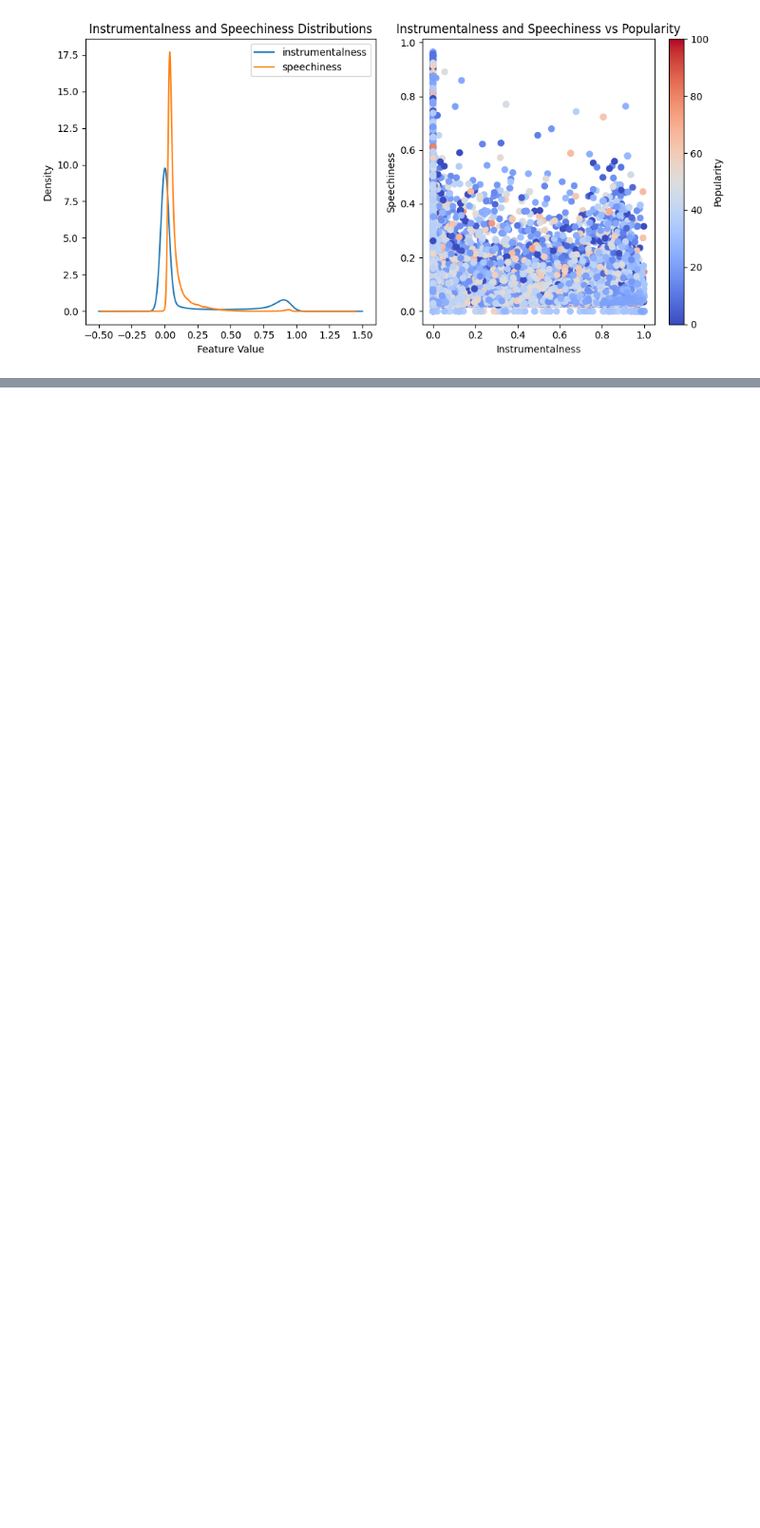
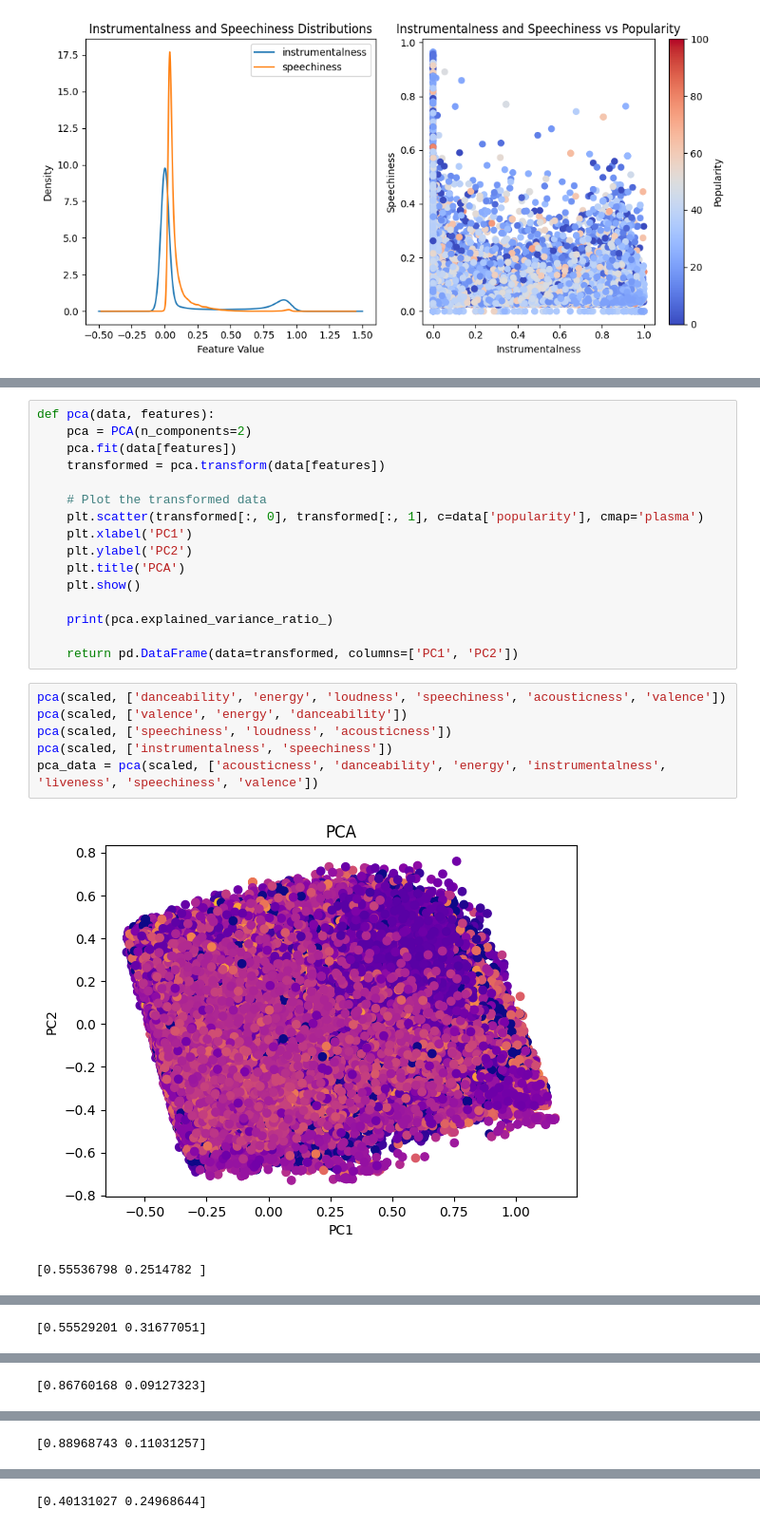
Before and after one commit to foozbat/datascience-spotify, a Jupyter notebook: EDA.ipynb, the cells around one changed output, grey strips where cells are left out. Shown at 95% size. Saved outputs shown, nothing was run; the diff lists cells and outputs as text; blank space fills up the shorter version.

```diff
--- a/EDA.ipynb
+++ b/EDA.ipynb
@@ -169,0 +170,25 @@ It would appear that songs with vocals but no instruments have the strongest cor
+# %%
+def pca(data, features):
+    pca = PCA(n_components=2)
+    pca.fit(data[features])
+    transformed = pca.transform(data[features])
+
+    # Plot the transformed data
+    plt.scatter(transformed[:, 0], transformed[:, 1], c=data['popularity'], cmap='plasma')
+    plt.xlabel('PC1')
+    plt.ylabel('PC2')
+    plt.title('PCA')
+    plt.show()
+
+    print(pca.explained_variance_ratio_)
+
+    return pd.DataFrame(data=transformed, columns=['PC1', 'PC2'])
+# %%
+pca(scaled, ['danceability', 'energy', 'loudness', 'speechiness', 'acousticness', 'valence'])
+pca(scaled, ['valence', 'energy', 'danceability'])
+pca(scaled, ['speechiness', 'loudness', 'acousticness'])
+pca(scaled, ['instrumentalness', 'speechiness'])
+pca_data = pca(scaled, ['acousticness', 'danceability', 'energy', 'instrumentalness', 'liveness', 'speechiness', 'valence'])
+# %% [output]
+[figure, added]
+[0.55536798 0.2514782 ]
@@ -169,0 +196 @@ It would appear that songs with vocals but no instruments have the strongest cor
+[0.55529201 0.31677051]
@@ -169,0 +198 @@ It would appear that songs with vocals but no instruments have the strongest cor
+[0.86760168 0.09127323]
@@ -169,0 +200 @@ It would appear that songs with vocals but no instruments have the strongest cor
+[0.88968743 0.11031257]
@@ -169,0 +202 @@ It would appear that songs with vocals but no instruments have the strongest cor
+[0.40131027 0.24968644]
```
Also changed, not shown: parts of 9 cells of this notebook.
